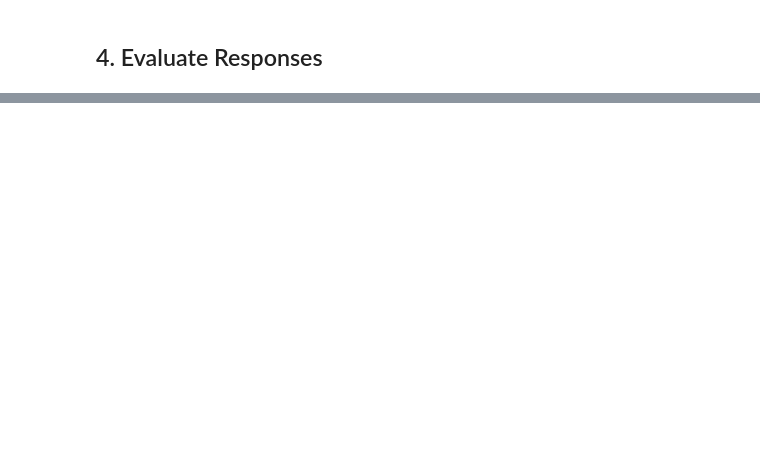
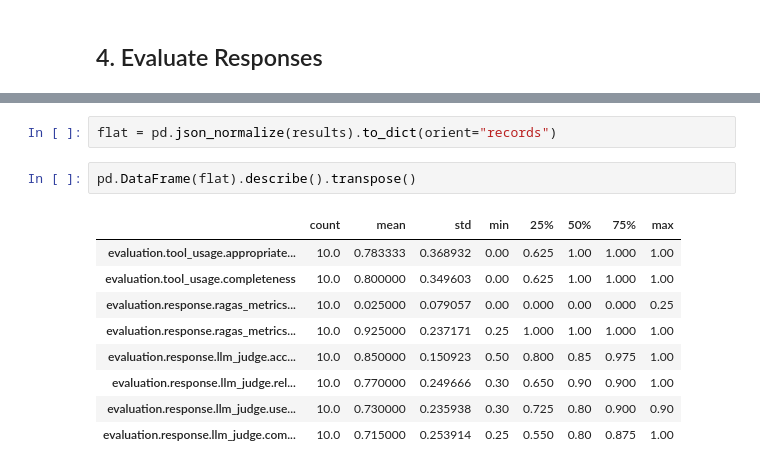
Before and after one commit to tkober/nd901-agentic-ai-with-langchain-and-langgraph-project-2, a Jupyter notebook: echohome-starter/03_run_and_evaluate.ipynb, the cells around one changed output, grey strips where cells are left out. Cells and saved outputs as stored; diff of their text form; blank space fills up the shorter version.

```diff
--- a/echohome-starter/03_run_and_evaluate.ipynb
+++ b/echohome-starter/03_run_and_evaluate.ipynb
@@ -346,0 +490,14 @@ def generate_evaluation_report():
+# %%
+flat = pd.json_normalize(results).to_dict(orient="records")
+# %%
+pd.DataFrame(flat).describe().transpose()
+# %% [output]
+|  | count | mean | std | min | 25% | 50% | 75% | max |
+| evaluation.tool_usage.appropriate... | 10.0 | 0.783333 | 0.368932 | 0.00 | 0.625 | 1.00 | 1.000 | 1.00 |
+| evaluation.tool_usage.completeness | 10.0 | 0.800000 | 0.349603 | 0.00 | 0.625 | 1.00 | 1.000 | 1.00 |
+| evaluation.response.ragas_metrics... | 10.0 | 0.025000 | 0.079057 | 0.00 | 0.000 | 0.00 | 0.000 | 0.25 |
+| evaluation.response.ragas_metrics... | 10.0 | 0.925000 | 0.237171 | 0.25 | 1.000 | 1.00 | 1.000 | 1.00 |
+| evaluation.response.llm_judge.acc... | 10.0 | 0.850000 | 0.150923 | 0.50 | 0.800 | 0.85 | 0.975 | 1.00 |
+| evaluation.response.llm_judge.rel... | 10.0 | 0.770000 | 0.249666 | 0.30 | 0.650 | 0.90 | 0.900 | 1.00 |
+| evaluation.response.llm_judge.use... | 10.0 | 0.730000 | 0.235938 | 0.30 | 0.725 | 0.80 | 0.900 | 0.90 |
+| evaluation.response.llm_judge.com... | 10.0 | 0.715000 | 0.253914 | 0.25 | 0.550 | 0.80 | 0.875 | 1.00 |
```
Also changed, not shown: parts of 19 cells of this notebook, 2 other files.
